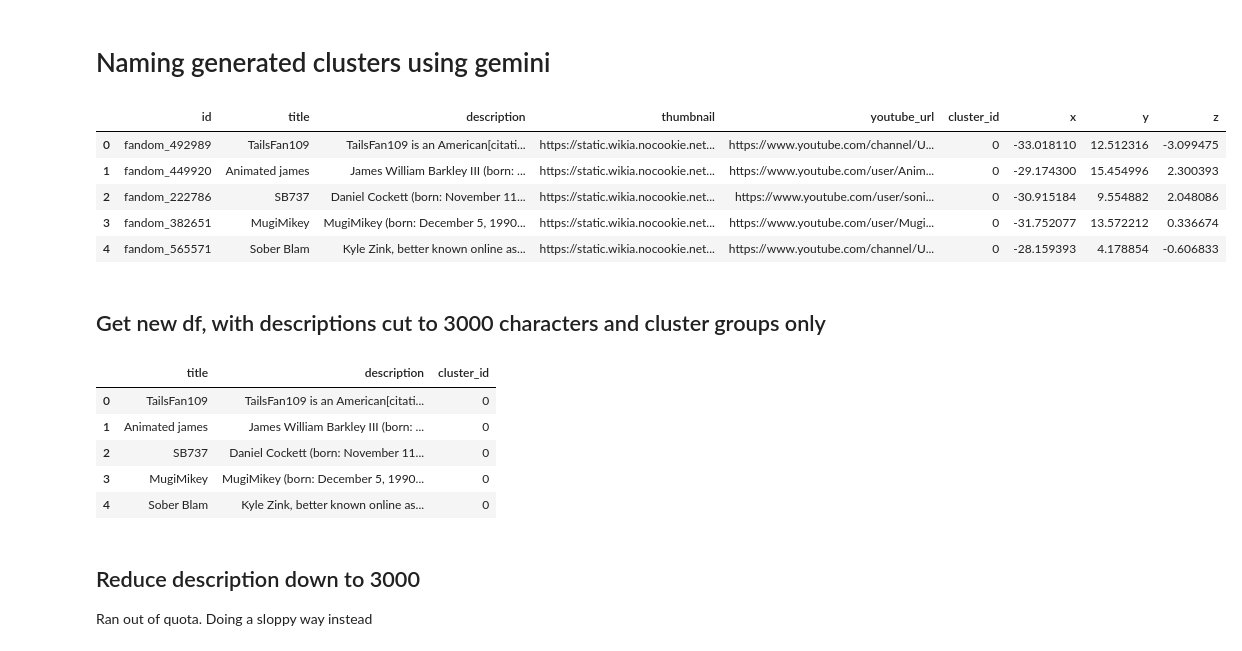
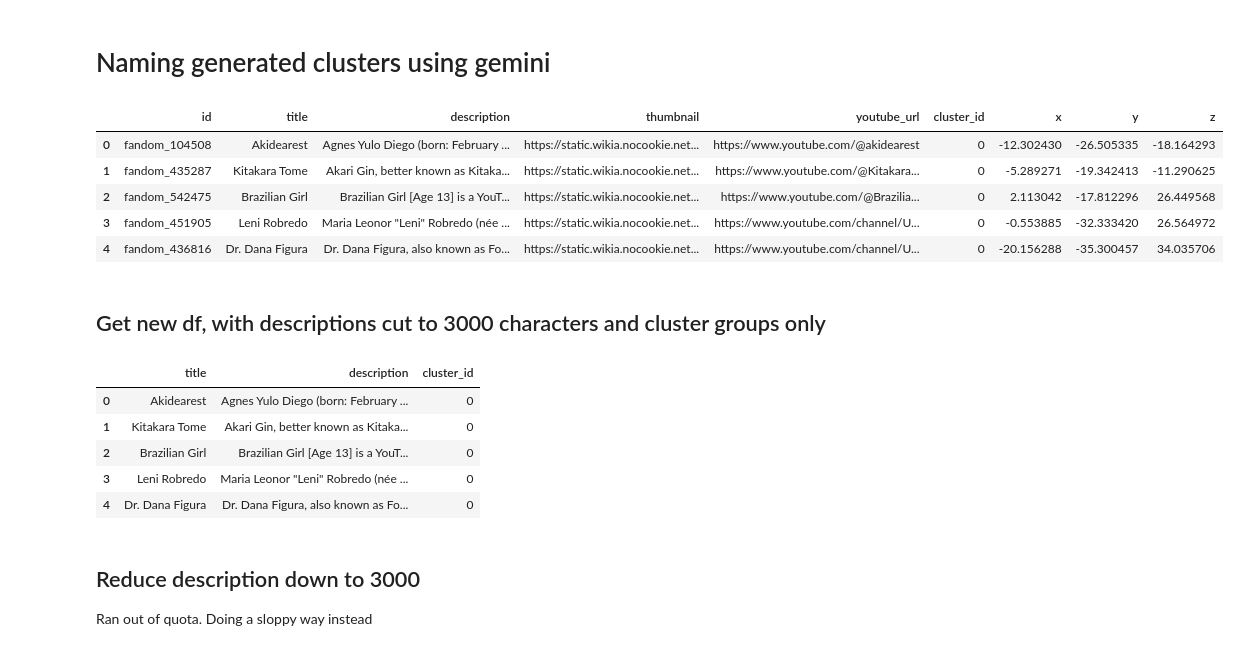
Before and after one commit to bsaleh524/Controversy-Early-Warning-System, a Jupyter notebook: naming_clusters.ipynb, the cells around one changed output. Cells and saved outputs as stored; diff of their text form; code cells hidden in the pictures.

```diff
--- a/naming_clusters.ipynb
+++ b/naming_clusters.ipynb
@@ -8,16 +8,17 @@ import os
 import json
 api_key = os.getenv("GEMINI_API_KEY")
 # %%
-num_clusters = 60
-df = pd.read_csv(f'data/processed/plotly/starmap_data_tsne_{num_clusters}.csv')
+num_clusters = 120
+reduction_method = "tsne"
+df = pd.read_csv(f'data/processed/plotly/starmap_data_{reduction_method}_{num_clusters}.csv')
 df.head()
 # %% [output]
 |  | id | title | description | thumbnail | youtube_url | cluster_id | x | y | z |
-| 0 | fandom_492989 | TailsFan109 | TailsFan109 is an American[citati... | https://static.wikia.nocookie.net... | https://www.youtube.com/channel/U... | 0 | -33.018110 | 12.512316 | -3.099475 |
-| 1 | fandom_449920 | Animated james | James William Barkley III (born: ... | https://static.wikia.nocookie.net... | https://www.youtube.com/user/Anim... | 0 | -29.174300 | 15.454996 | 2.300393 |
-| 2 | fandom_222786 | SB737 | Daniel Cockett (born: November 11... | https://static.wikia.nocookie.net... | https://www.youtube.com/user/soni... | 0 | -30.915184 | 9.554882 | 2.048086 |
-| 3 | fandom_382651 | MugiMikey | MugiMikey (born: December 5, 1990... | https://static.wikia.nocookie.net... | https://www.youtube.com/user/Mugi... | 0 | -31.752077 | 13.572212 | 0.336674 |
-| 4 | fandom_565571 | Sober Blam | Kyle Zink, better known online as... | https://static.wikia.nocookie.net... | https://www.youtube.com/channel/U... | 0 | -28.159393 | 4.178854 | -0.606833 |
+| 0 | fandom_104508 | Akidearest | Agnes Yulo Diego (born: February ... | https://static.wikia.nocookie.net... | https://www.youtube.com/@akidearest | 0 | -12.302430 | -26.505335 | -18.164293 |
+| 1 | fandom_435287 | Kitakara Tome | Akari Gin, better known as Kitaka... | https://static.wikia.nocookie.net... | https://www.youtube.com/@Kitakara... | 0 | -5.289271 | -19.342413 | -11.290625 |
+| 2 | fandom_542475 | Brazilian Girl | Brazilian Girl [Age 13] is a YouT... | https://static.wikia.nocookie.net... | https://www.youtube.com/@Brazilia... | 0 | 2.113042 | -17.812296 | 26.449568 |
+| 3 | fandom_451905 | Leni Robredo | Maria Leonor "Leni" Robredo (née ... | https://static.wikia.nocookie.net... | https://www.youtube.com/channel/U... | 0 | -0.553885 | -32.333420 | 26.564972 |
+| 4 | fandom_436816 | Dr. Dana Figura | Dr. Dana Figura, also known as Fo... | https://static.wikia.nocookie.net... | https://www.youtube.com/channel/U... | 0 | -20.156288 | -35.300457 | 34.035706 |
 # %% [markdown]
 ## Get new df, with descriptions cut to 3000 characters and cluster groups only
 # %%
@@ -25,11 +26,11 @@ df_gemini = df[["title", "description", "cluster_id"]]
 df_gemini.head()
 # %% [output]
 |  | title | description | cluster_id |
-| 0 | TailsFan109 | TailsFan109 is an American[citati... | 0 |
-| 1 | Animated james | James William Barkley III (born: ... | 0 |
-| 2 | SB737 | Daniel Cockett (born: November 11... | 0 |
-| 3 | MugiMikey | MugiMikey (born: December 5, 1990... | 0 |
-| 4 | Sober Blam | Kyle Zink, better known online as... | 0 |
+| 0 | Akidearest | Agnes Yulo Diego (born: February ... | 0 |
+| 1 | Kitakara Tome | Akari Gin, better known as Kitaka... | 0 |
+| 2 | Brazilian Girl | Brazilian Girl [Age 13] is a YouT... | 0 |
+| 3 | Leni Robredo | Maria Leonor "Leni" Robredo (née ... | 0 |
+| 4 | Dr. Dana Figura | Dr. Dana Figura, also known as Fo... | 0 |
 # %% [markdown]
 ## Reduce description down to 3000
 
```
Also changed, not shown: parts of 6 cells of this notebook, 2 other files.
